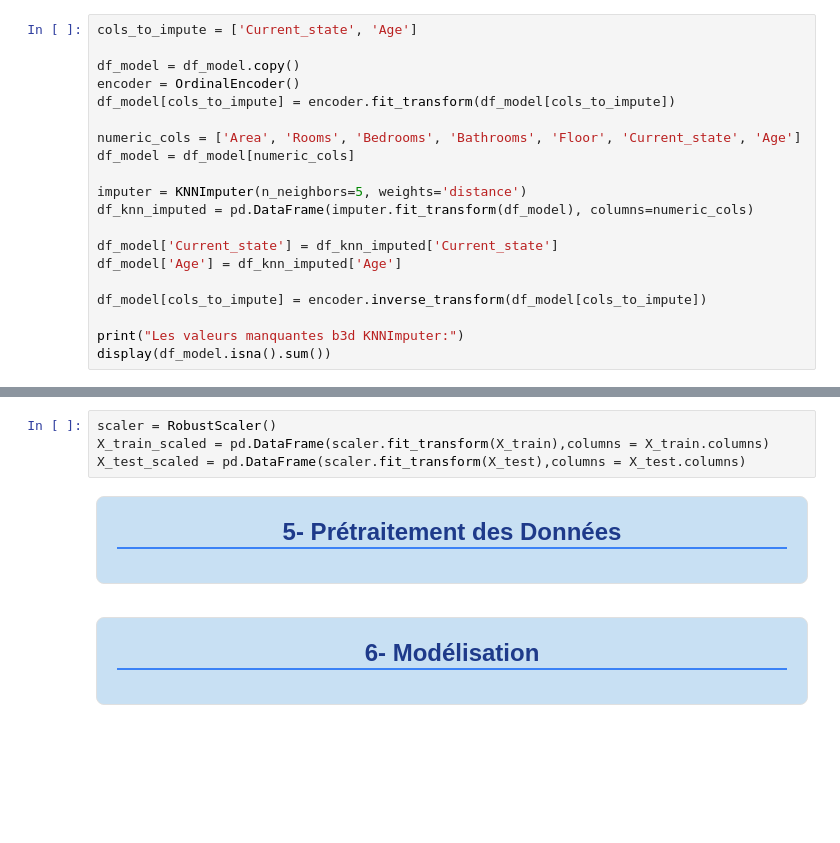
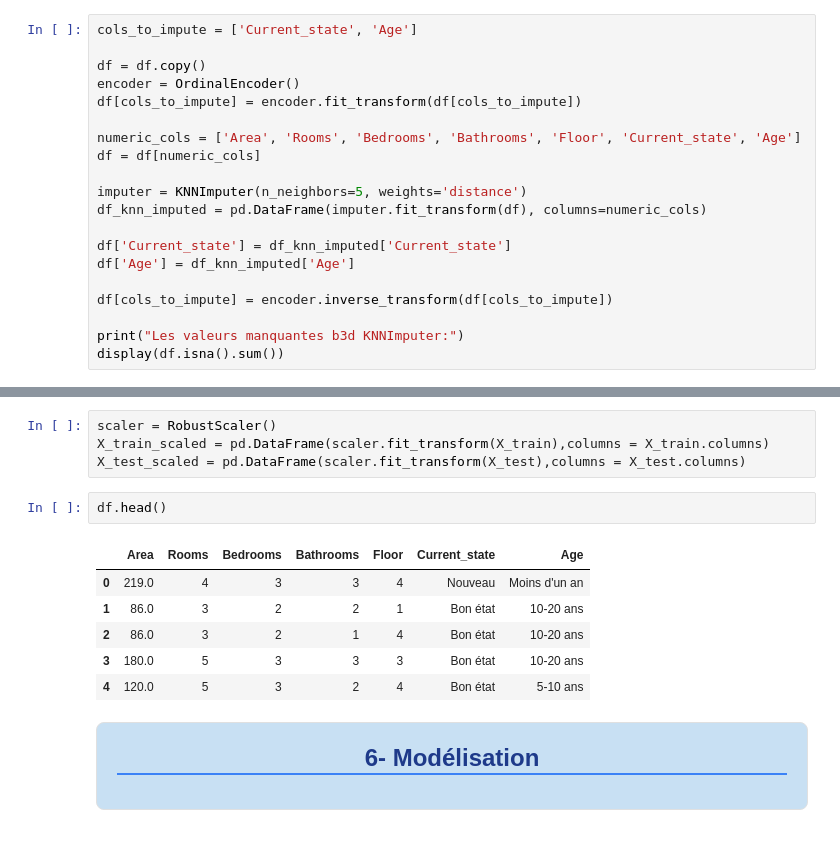
Before and after one commit to ikhlasalae9-beep/MaisonDeLUX, a Jupyter notebook: ml/notebooks/maisondelux_notebook1.ipynb, the cells around one changed output, grey strips where cells are left out. Drawn from its saved outputs; the diff is of its cells as text; blank space fills up the shorter version.

```diff
--- a/ml/notebooks/maisondelux_notebook1.ipynb
+++ b/ml/notebooks/maisondelux_notebook1.ipynb
@@ -793,23 +850,23 @@ y = df_model['Price'].values
 # %%
 cols_to_impute = ['Current_state', 'Age']
 
-df_model = df_model.copy()
+df = df.copy()
 encoder = OrdinalEncoder()
-df_model[cols_to_impute] = encoder.fit_transform(df_model[cols_to_impute])
+df[cols_to_impute] = encoder.fit_transform(df[cols_to_impute])
 
 numeric_cols = ['Area', 'Rooms', 'Bedrooms', 'Bathrooms', 'Floor', 'Current_state', 'Age']
-df_model = df_model[numeric_cols]
+df = df[numeric_cols]
 
 imputer = KNNImputer(n_neighbors=5, weights='distance')
-df_knn_imputed = pd.DataFrame(imputer.fit_transform(df_model), columns=numeric_cols)
+df_knn_imputed = pd.DataFrame(imputer.fit_transform(df), columns=numeric_cols)
 
-df_model['Current_state'] = df_knn_imputed['Current_state']
-df_model['Age'] = df_knn_imputed['Age']
+df['Current_state'] = df_knn_imputed['Current_state']
+df['Age'] = df_knn_imputed['Age']
 
-df_model[cols_to_impute] = encoder.inverse_transform(df_model[cols_to_impute])
+df[cols_to_impute] = encoder.inverse_transform(df[cols_to_impute])
 
 print("Les valeurs manquantes b3d KNNImputer:")
-display(df_model.isna().sum())
+display(df.isna().sum())
 # %% [output]
 Les valeurs manquantes b3d KNNImputer:
 Area             0
@@ -828,10 +915,15 @@ X_train, X_test, y_train, y_test = train_test_split(x,y,test_size = 0.3,random_s
 scaler = RobustScaler()
 X_train_scaled = pd.DataFrame(scaler.fit_transform(X_train),columns = X_train.columns)
 X_test_scaled = pd.DataFrame(scaler.fit_transform(X_test),columns = X_test.columns)
-# %% [markdown]
-<div style="background-color: #c8e0f3; color: #333333; padding: 20px; border-radius: 8px; border: 1px solid #e0e0e0; font-family: -apple-system, BlinkMacSystemFont, 'Segoe UI', Roboto, sans-serif; margin-bottom: 15px;">
-    <h2 style="color: #1e3a8a; border-bottom: 2px solid #3b82f6; padding-bottom: 8px; margin-top: 0; font-size: 1.5rem; text-align: center; font-weight: bold;">5- Prétraitement des Données</h2>
-</div>
+# %%
+df.head()
+# %% [output]
+|  | Area | Rooms | Bedrooms | Bathrooms | Floor | Current_state | Age |
+| 0 | 219.0 | 4 | 3 | 3 | 4 | Nouveau | Moins d'un an |
+| 1 | 86.0 | 3 | 2 | 2 | 1 | Bon état | 10-20 ans |
+| 2 | 86.0 | 3 | 2 | 1 | 4 | Bon état | 10-20 ans |
+| 3 | 180.0 | 5 | 3 | 3 | 3 | Bon état | 10-20 ans |
+| 4 | 120.0 | 5 | 3 | 2 | 4 | Bon état | 5-10 ans |
 # %% [markdown]
 <div style="background-color: #c8e0f3; color: #333333; padding: 20px; border-radius: 8px; border: 1px solid #e0e0e0; font-family: -apple-system, BlinkMacSystemFont, 'Segoe UI', Roboto, sans-serif; margin-bottom: 15px;">
     <h2 style="color: #1e3a8a; border-bottom: 2px solid #3b82f6; padding-bottom: 8px; margin-top: 0; font-size: 1.5rem; text-align: center; font-weight: bold;">6- Modélisation</h2>
```
Also changed, not shown: parts of 55 cells of this notebook, 8 other files.
